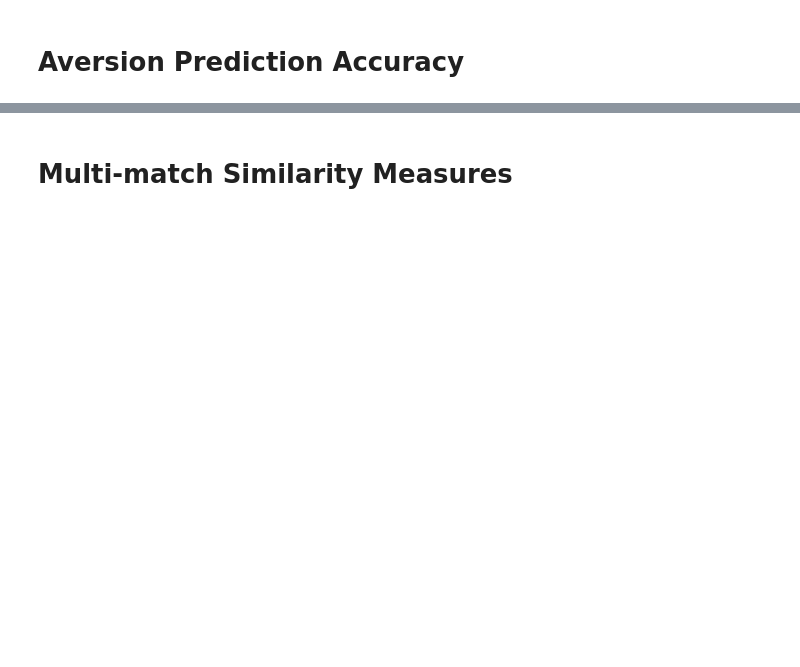
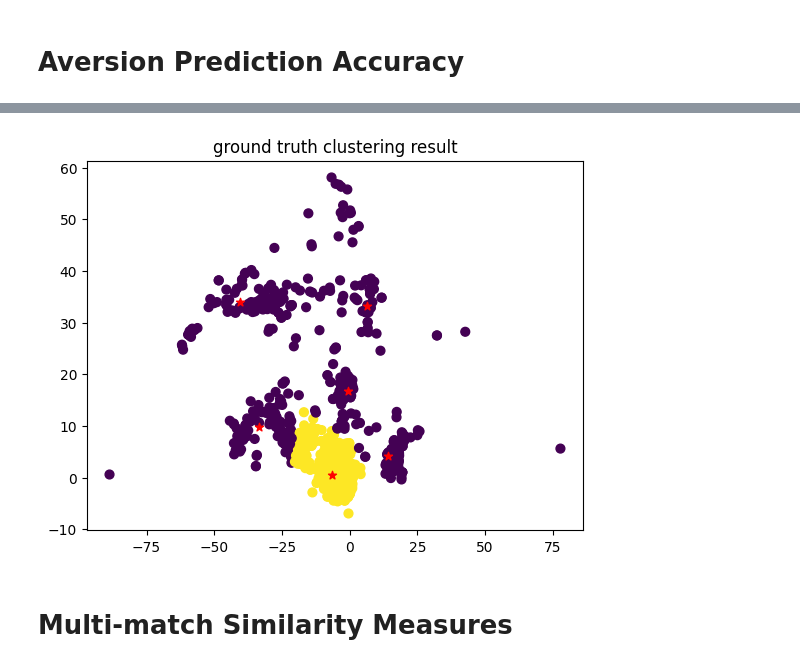
Before and after one commit to EvanSamaa/Gaze_project, a Jupyter notebook: evaluation/naive_evaluation.ipynb, the cells around one changed output, grey strips where cells are left out. Saved outputs shown, nothing was run; the diff lists cells and outputs as text; code cells hidden in the pictures; blank space fills up the shorter version.

```diff
--- a/evaluation/naive_evaluation.ipynb
+++ b/evaluation/naive_evaluation.ipynb
@@ -313,3 +305,11 @@ Cluster Accuracy of the proposed system is:  0.663369601055061
+# %%
+from matplotlib import pyplot as plt
+plt.title("ground truth clustering result")
+plt.scatter(gt[:, 0], gt[:, 1], c=gt_binary_cluster, s=40, cmap='viridis');
+plt.scatter(centers[:, 0], centers[:, 1], marker="*", c="r")
+plt.show()
+# %% [output]
+[figure, added]
 # %% [markdown]
 # Multi-match Similarity Measures
 # %%
```
Also changed, not shown: parts of 4 cells of this notebook.
